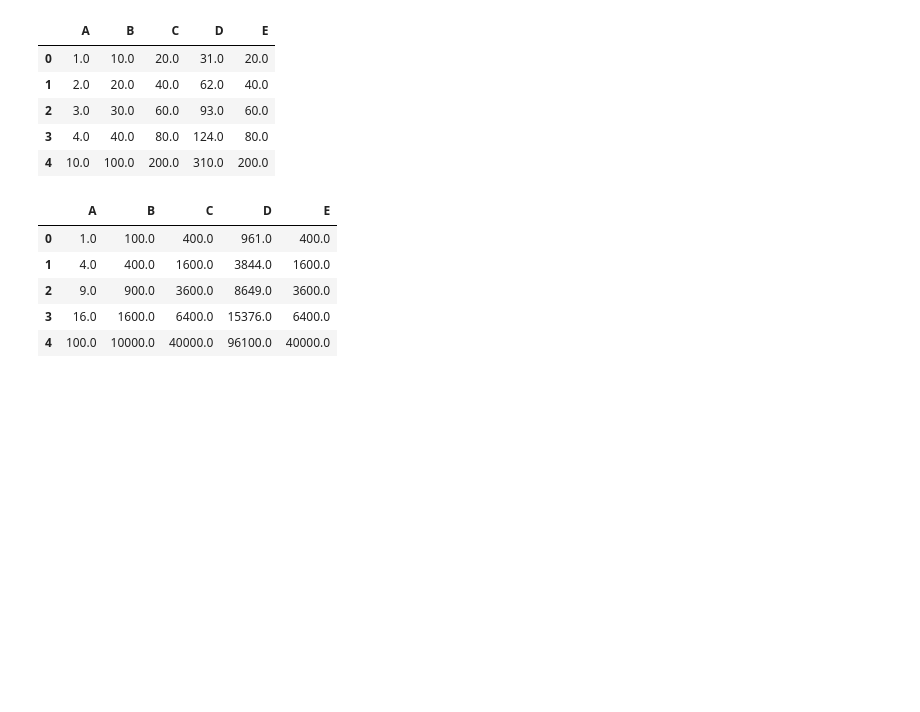
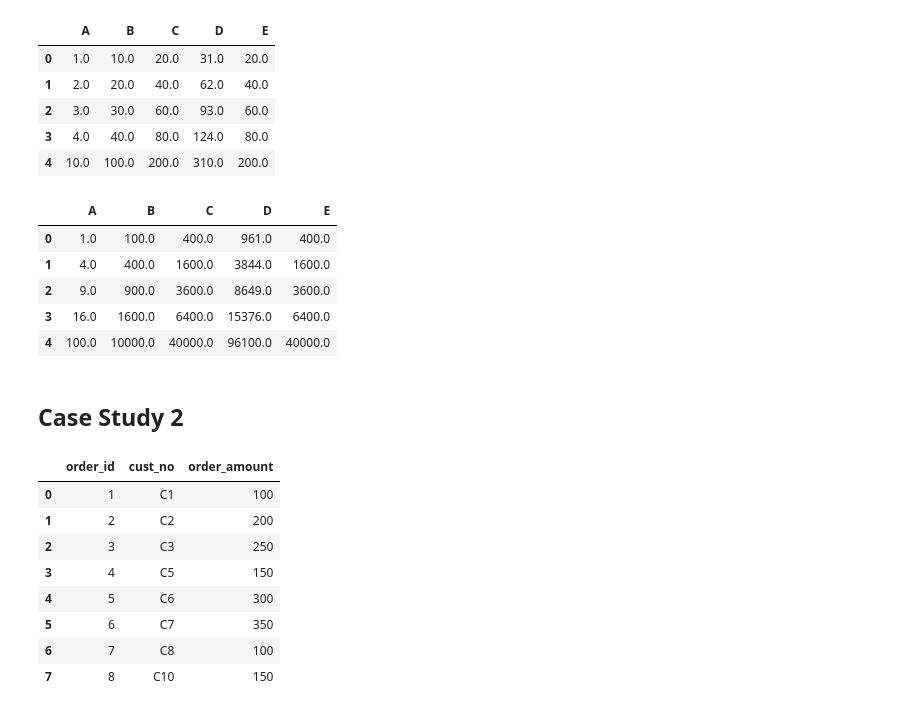
Before and after one commit to zanafiii/data-science-a-z, a Jupyter notebook: Part3_Working with Pandas & DataFrame.ipynb, the cells around one changed output. Cells and saved outputs as stored; diff of their text form; code cells hidden in the pictures; blank space fills up the shorter version.

Commit message:
add study case 2

```diff
--- a/Part3_Working with Pandas & DataFrame.ipynb
+++ b/Part3_Working with Pandas & DataFrame.ipynb
@@ -1261,3 +1261,23 @@ df.applymap(np.square)
 | 2 | 9.0 | 900.0 | 3600.0 | 8649.0 | 3600.0 |
 | 3 | 16.0 | 1600.0 | 6400.0 | 15376.0 | 6400.0 |
 | 4 | 100.0 | 10000.0 | 40000.0 | 96100.0 | 40000.0 |
+# %% [markdown]
+## Case Study 2
+# %%
+order_history = pd.DataFrame({
+    "order_id": [1,2,3,4,5,6,7,8],
+    "cust_no": ["C1","C2","C3","C5","C6","C7","C8","C10"],
+    "order_amount": [100,200,250,150,300,350,100,150]
+})
+
+order_history
+# %% [output]
+|  | order_id | cust_no | order_amount |
+| 0 | 1 | C1 | 100 |
+| 1 | 2 | C2 | 200 |
+| 2 | 3 | C3 | 250 |
+| 3 | 4 | C5 | 150 |
+| 4 | 5 | C6 | 300 |
+| 5 | 6 | C7 | 350 |
+| 6 | 7 | C8 | 100 |
+| 7 | 8 | C10 | 150 |
```
Also changed, not shown: parts of 7 cells of this notebook.
